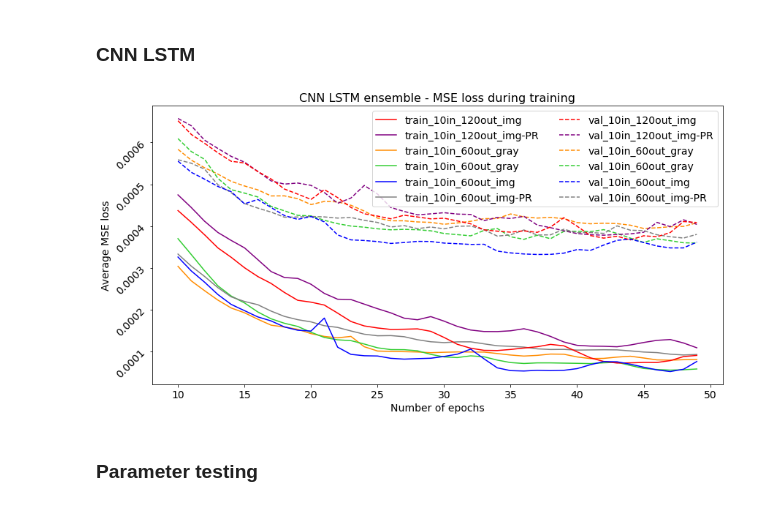
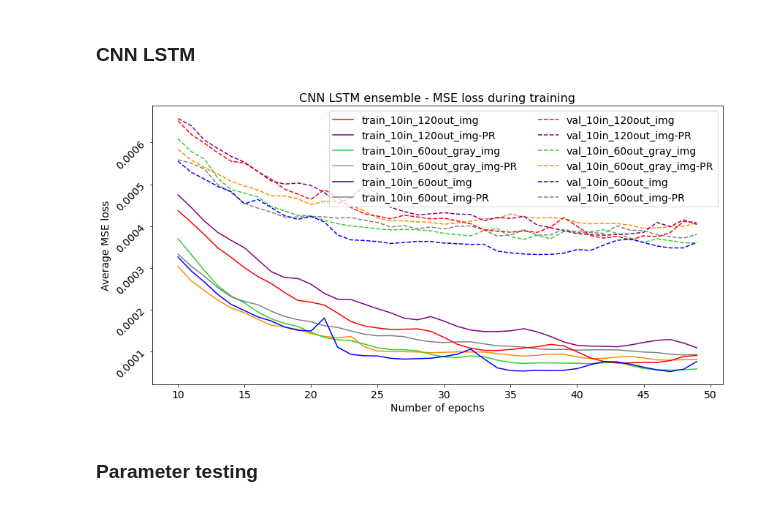
Before and after one commit to lancedw/3D-state-prediction-for-surface-vessels-using-IMU-data-and-images, a Jupyter notebook: code/notebooks/training_result_plots.ipynb, the cells around one changed output. Drawn from its saved outputs; the diff is of its cells as text; code cells hidden in the pictures.

Commit message:
retesting grayscale models for better plots

```diff
--- a/code/notebooks/training_result_plots.ipynb
+++ b/code/notebooks/training_result_plots.ipynb
@@ -238,34 +238,36 @@ for model in os.listdir(DIR):
 # [train 1, train 2, val 1, val 2] becomes [train 1, val 1, train 2, val 2]
 for model, filenames in results.items():
     if(model in cnn):
         results[model] = sorted(filenames, key=lambda x: x[::-1])
         for file in results[model]:
             name = model.split("_")[1]
             if(name[0] != "g"):
                 name = name[:-6]
+            else:
+                name = model[4:-6]
             type, _, in_f, out_f, _ = file.split("_")
             with open(f'{DIR}/{model}/{file}', "rb") as f:
                 array = pickle.load(f)
                 if(file[0] == "t"):
                     label = f"{type}_{in_f}_{out_f}_{name}"
                     plt.plot(range(10,50), array[10:], label=label, color=colors[c])
                     c += 1
                 else:
                     label = f"{type}_{in_f}_{out_f}_{name}"
                     plt.plot(range(10,50), array[10:], label=label, color=colors[c], linestyle='dashed')
 
 plt.ylabel("Average MSE loss", fontsize=FONT)
 plt.xlabel("Number of epochs", fontsize=FONT)
 plt.yticks(fontsize=FONT, rotation=45)
 plt.xticks(fontsize=FONT)
 plt.title("CNN LSTM ensemble - MSE loss during training", fontsize=FONT+2)
 handles, labels = plt.gca().get_legend_handles_labels()
 labels, handles = zip(*sorted(zip(labels, handles), key=lambda t: t[0]))
 plt.legend(handles, labels, ncol=2, fontsize=FONT)
 plt.savefig('../results/training_results/cnn_single', bbox_inches='tight')
 plt.show()
 # %% [output]
-[figure, old version]
+[figure, new version]
 # %% [markdown]
 ### Parameter testing
 # %%
```
Also changed, not shown: 13 other files.
